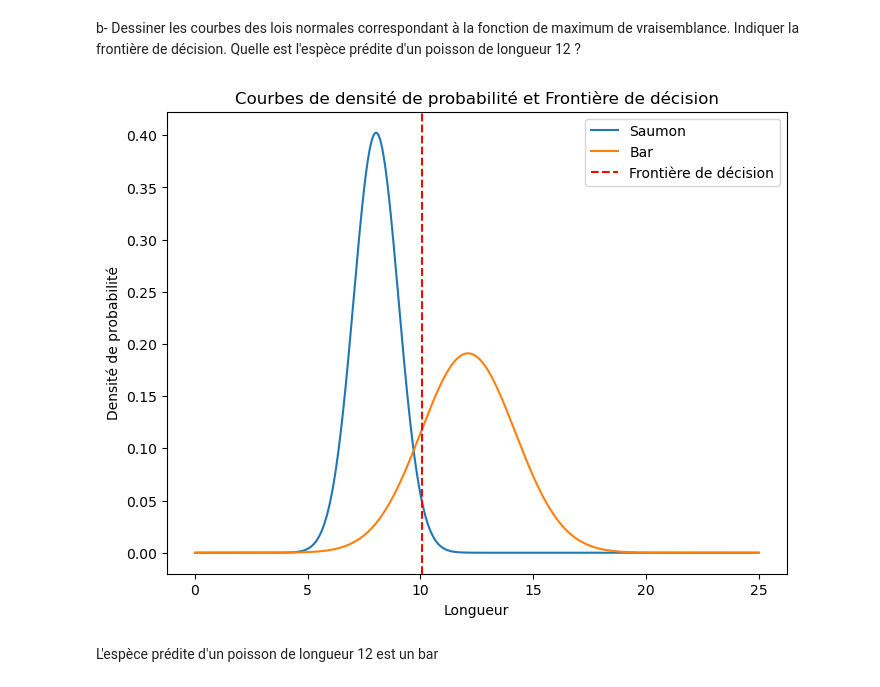
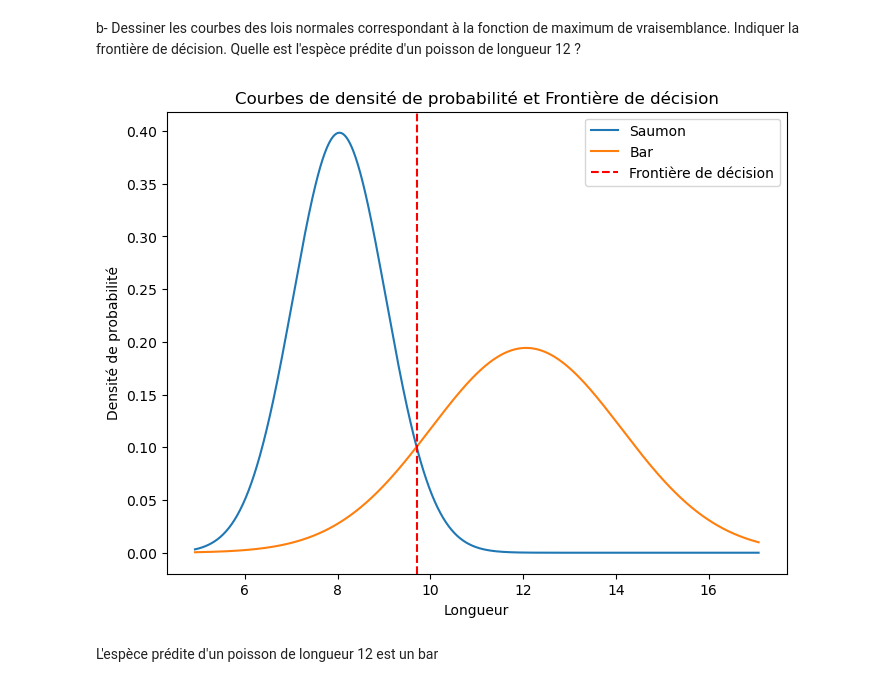
Before and after one commit to gabrielmariebrisson/master, a Jupyter notebook: semestre_1/ACID/td05_bayes.ipynb, the cells around one changed output. Saved outputs shown, nothing was run; the diff lists cells and outputs as text; code cells hidden in the pictures.

```diff
--- a/semestre_1/ACID/td05_bayes.ipynb
+++ b/semestre_1/ACID/td05_bayes.ipynb
@@ -129,25 +129,27 @@ b- Dessiner les courbes des lois normales correspondant à la fonction de maximu
 # %%
 from scipy.stats import norm
 
-x = np.linspace(0, 25, 1000)  # Plage de valeurs possibles de la longueur
+x = np.linspace(min(X_train), max(X_train), 1000)  # Plage de valeurs possibles de la longueur
 pdf_saumon = norm.pdf(x, loc=mean_saumon, scale=std_saumon)
 pdf_bar = norm.pdf(x, loc=mean_bar, scale=std_bar)
 
 plt.figure(figsize=(8, 6))
 plt.plot(x, pdf_saumon, label='Saumon')
 plt.plot(x, pdf_bar, label='Bar')
 plt.xlabel('Longueur')
 plt.ylabel('Densité de probabilité')
 plt.legend()
 
-decision_boundary = (mean_saumon + mean_bar) / 2
+
+intersection = np.argmin(np.abs(pdf_saumon - pdf_bar))
+decision_boundary = x[intersection]
 plt.axvline(x=decision_boundary, color='r', linestyle='--', label='Frontière de décision')
 
 plt.legend()
 plt.title('Courbes de densité de probabilité et Frontière de décision')
 plt.show()
 # %% [output]
-[figure, old version]
+[figure, new version]
 # %% [markdown]
 L'espèce prédite d'un poisson de longueur 12 est un bar
 # %% [markdown]
```
Also changed, not shown: parts of 13 cells of this notebook, 26 other files.
